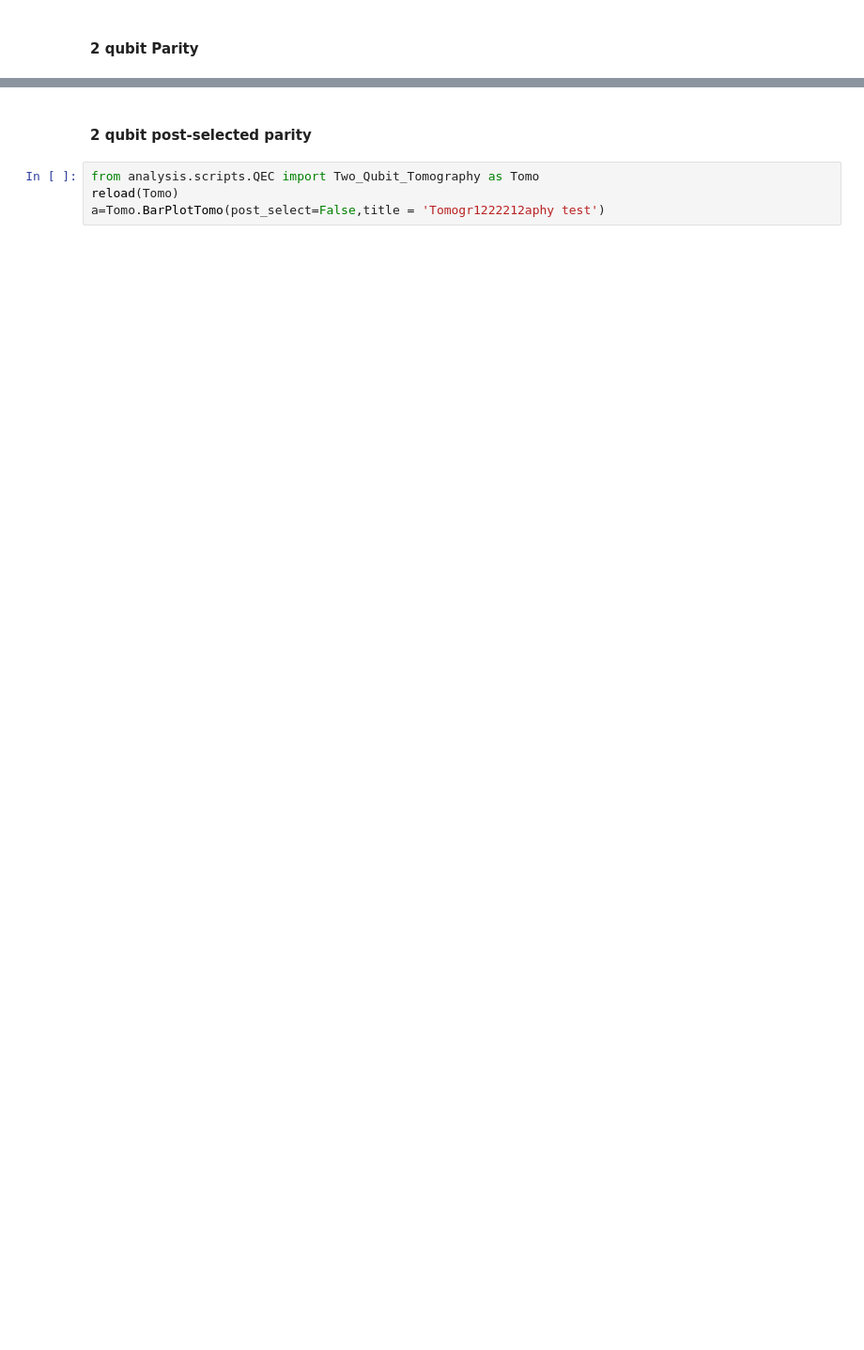
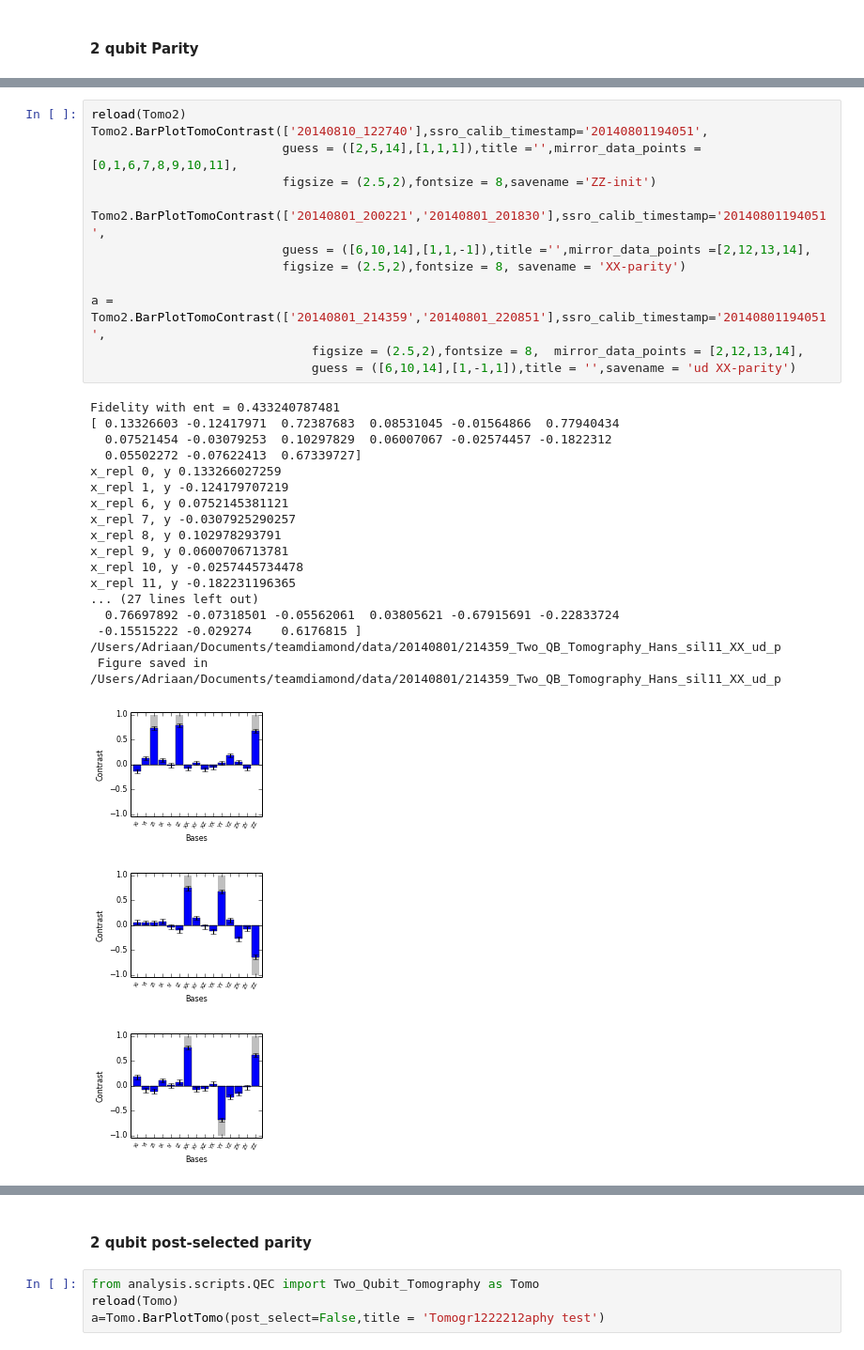
Before and after one commit to AdriaanRol/iPythonNotebooks, a Jupyter notebook: LT2/Master Thesis Figures Adriaan.ipynb, the cells around one changed output, grey strips where cells are left out. Shown: that part at 94% size. Saved outputs shown, nothing was run; the diff lists cells and outputs as text; blank space fills up the shorter version.

```diff
--- a/LT2/Master Thesis Figures Adriaan.ipynb
+++ b/LT2/Master Thesis Figures Adriaan.ipynb
@@ -305,0 +319,34 @@ Figure has not been saved.
+# %%
+reload(Tomo2)
+Tomo2.BarPlotTomoContrast(['20140810_122740'],ssro_calib_timestamp='20140801194051',
+                          guess = ([2,5,14],[1,1,1]),title ='',mirror_data_points = [0,1,6,7,8,9,10,11],
+                          figsize = (2.5,2),fontsize = 8,savename ='ZZ-init')
+
+Tomo2.BarPlotTomoContrast(['20140801_200221','20140801_201830'],ssro_calib_timestamp='20140801194051',
+                          guess = ([6,10,14],[1,1,-1]),title ='',mirror_data_points =[2,12,13,14],
+                          figsize = (2.5,2),fontsize = 8, savename = 'XX-parity')
+
+a = Tomo2.BarPlotTomoContrast(['20140801_214359','20140801_220851'],ssro_calib_timestamp='20140801194051',
+                              figsize = (2.5,2),fontsize = 8,  mirror_data_points = [2,12,13,14],
+                              guess = ([6,10,14],[1,-1,1]),title = '',savename = 'ud XX-parity')
+# %% [output]
+Fidelity with ent = 0.433240787481
+[ 0.13326603 -0.12417971  0.72387683  0.08531045 -0.01564866  0.77940434
+  0.07521454 -0.03079253  0.10297829  0.06007067 -0.02574457 -0.1822312
+  0.05502272 -0.07622413  0.67339727]
+x_repl 0, y 0.133266027259
+x_repl 1, y -0.124179707219
+x_repl 6, y 0.0752145381121
+x_repl 7, y -0.0307925290257
+x_repl 8, y 0.102978293791
+x_repl 9, y 0.0600706713781
+x_repl 10, y -0.0257445734478
+x_repl 11, y -0.182231196365
+... (27 lines left out)
+  0.76697892 -0.07318501 -0.05562061  0.03805621 -0.67915691 -0.22833724
+ -0.15515222 -0.029274    0.6176815 ]
+/Users/Adriaan/Documents/teamdiamond/data/20140801/214359_Two_QB_Tomography_Hans_sil11_XX_ud_p
+ Figure saved in /Users/Adriaan/Documents/teamdiamond/data/20140801/214359_Two_QB_Tomography_Hans_sil11_XX_ud_p
+[figure, added]
+[figure, added]
+[figure, added]
```
Also changed, not shown: parts of 7 cells of this notebook.
